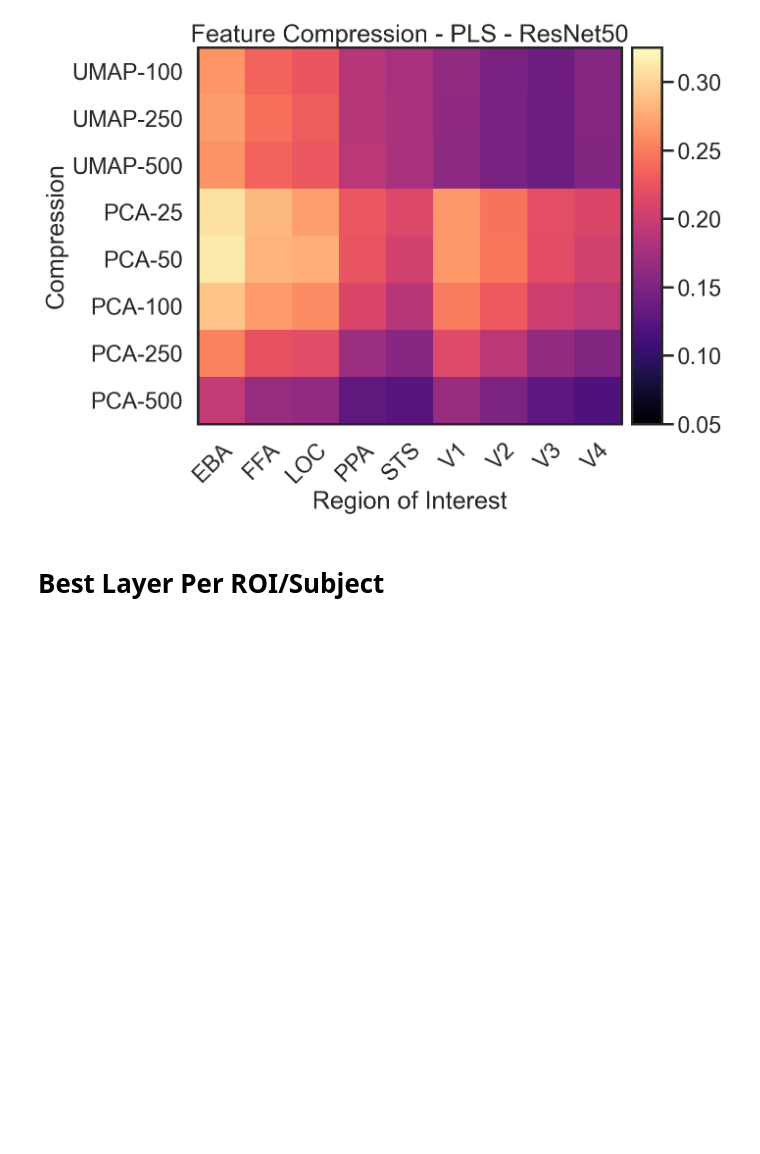
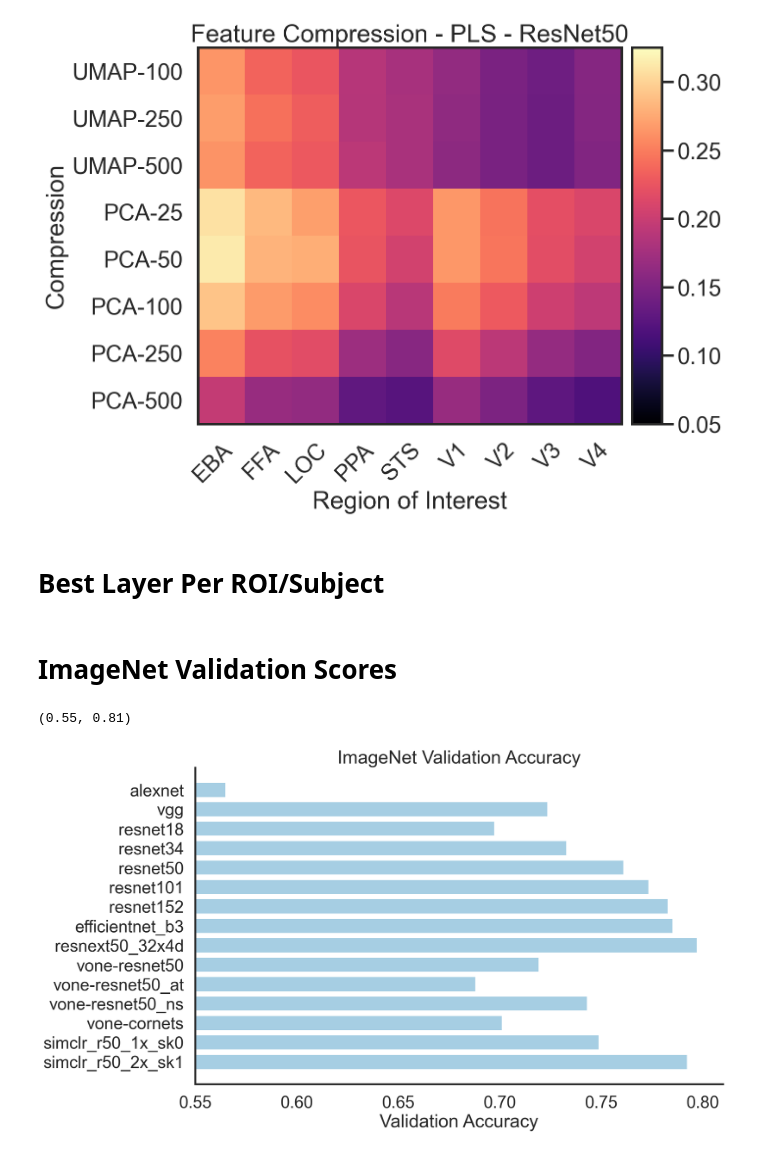
Before and after one commit to RobertTLange/algonauts-2021, a Jupyter notebook: notebooks/inspect_experiments.ipynb, the cells around one changed output. Saved outputs shown, nothing was run; the diff lists cells and outputs as text; code cells hidden in the pictures; blank space fills up the shorter version.

```diff
--- a/notebooks/inspect_experiments.ipynb
+++ b/notebooks/inspect_experiments.ipynb
@@ -135,3 +135,23 @@ plot_combined_scores([umap_100, umap_250, umap_500, pca_25, pca_50, pca_100, pca
 plot_best_layer(hyper_log, meta_log, num_layers=5,
                 num_bo_per_layer=50,
                 title="Best Resnext50 Layer per Subject/ROI:")
+# %% [markdown]
+# ImageNet Validation Scores
+# %%
+import pandas as pd
+
+df = pd.read_csv("../data/imagenet_val_scores.csv", index_col=0)
+x_labels = df['model_type'].tolist()[::-1]
+
+fig, ax = plt.subplots(figsize=(13,8))
+ax.barh(np.arange(df.shape[0]), df["top1"][::-1])
+ax.set_yticks(np.arange(df.shape[0]))
+ax.set_yticklabels(x_labels, rotation=0)
+ax.spines['top'].set_visible(False)
+ax.spines['right'].set_visible(False)
+ax.set_xlabel("Validation Accuracy")
+ax.set_title("ImageNet Validation Accuracy")
+ax.set_xlim(0.55, 0.81)
+# %% [output]
+(0.55, 0.81)
+[figure, added]
```
Also changed, not shown: parts of 1 cell of this notebook, 23 other files.
